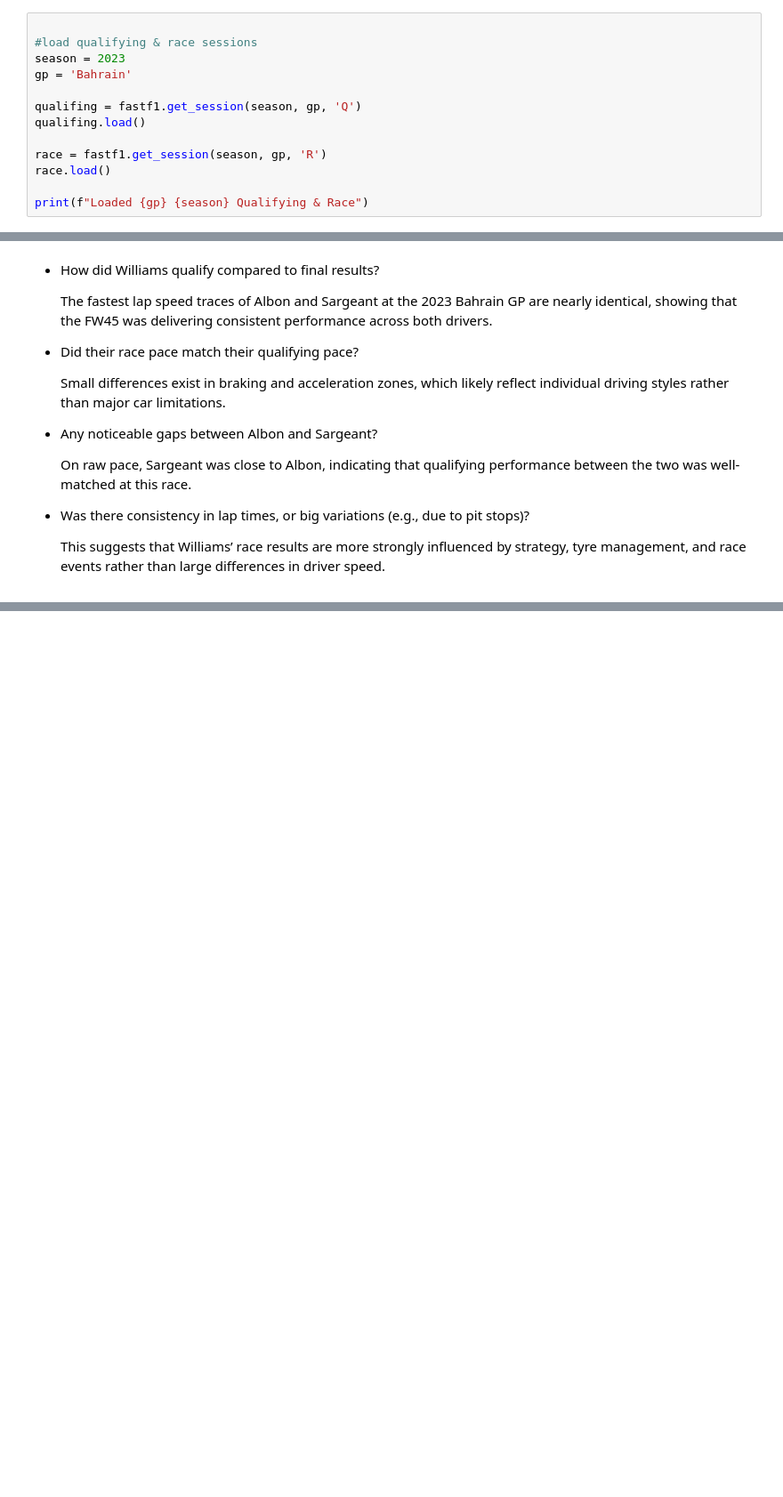
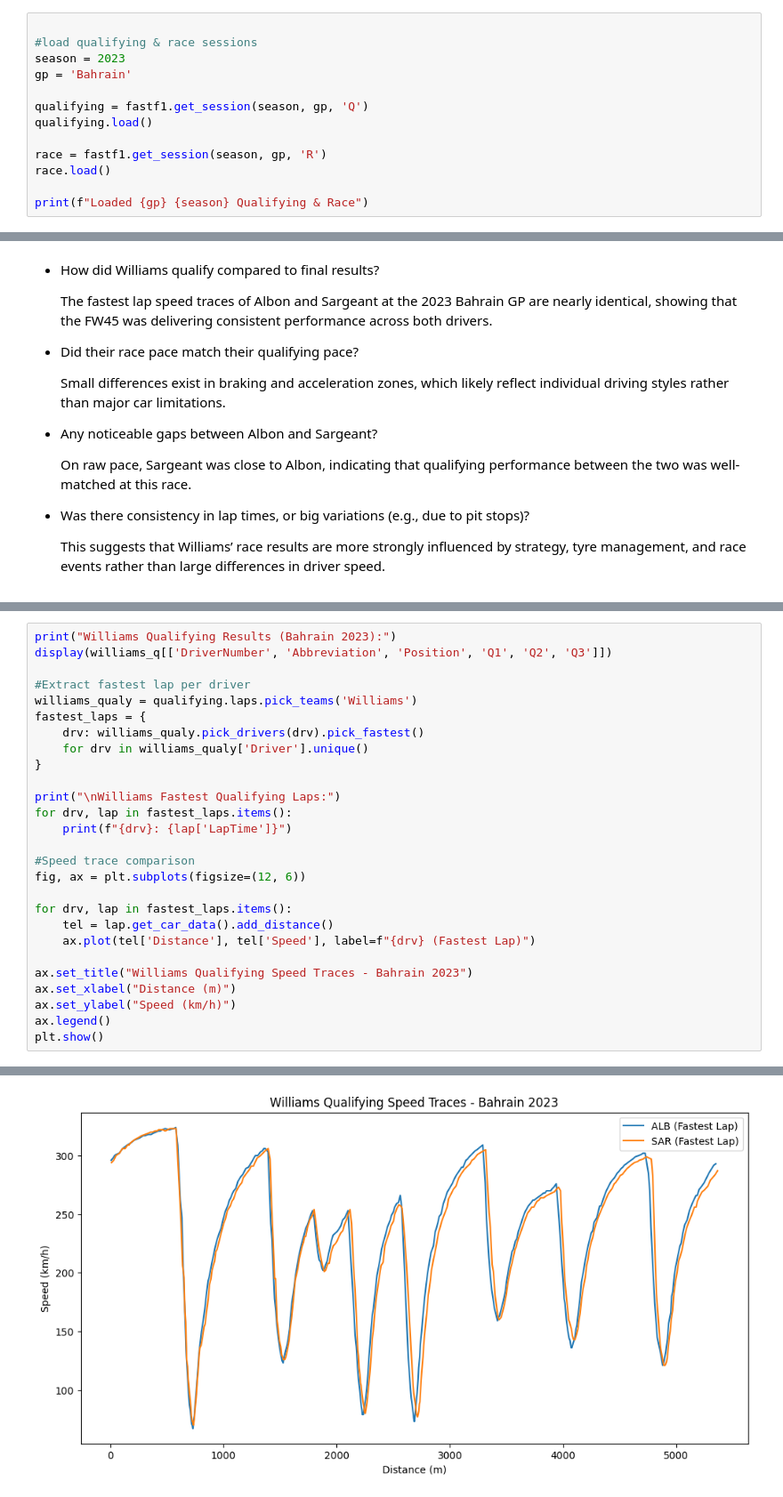
Before and after one commit to RishiRoopen/F1_Race_Predictor, a Jupyter notebook: notebook/01_data_collection.ipynb, the cells around one changed output, grey strips where cells are left out. Shown at 89% size. Cells and saved outputs as stored; diff of their text form; blank space fills up the shorter version.

```diff
--- a/notebook/01_data_collection.ipynb
+++ b/notebook/01_data_collection.ipynb
@@ -15,8 +17,8 @@ fastf1.Cache.enable_cache(r"C:\UNI\Code\F1_Race_Predictor\cache")
 season = 2023
 gp = 'Bahrain'
 
-qualifing = fastf1.get_session(season, gp, 'Q')
-qualifing.load()
+qualifying = fastf1.get_session(season, gp, 'Q')
+qualifying.load()
 
 race = fastf1.get_session(season, gp, 'R')
 race.load()
@@ -140,0 +204,28 @@ This graph shows the **speed traces of both Williams drivers (Albon and Sargeant
+# %%
+print("Williams Qualifying Results (Bahrain 2023):")
+display(williams_q[['DriverNumber', 'Abbreviation', 'Position', 'Q1', 'Q2', 'Q3']])
+
+#Extract fastest lap per driver
+williams_qualy = qualifying.laps.pick_teams('Williams')
+fastest_laps = {
+    drv: williams_qualy.pick_drivers(drv).pick_fastest()
+    for drv in williams_qualy['Driver'].unique()
+}
+
+print("\nWilliams Fastest Qualifying Laps:")
+for drv, lap in fastest_laps.items():
+    print(f"{drv}: {lap['LapTime']}")
+
+#Speed trace comparison
+fig, ax = plt.subplots(figsize=(12, 6))
+
+for drv, lap in fastest_laps.items():
+    tel = lap.get_car_data().add_distance()
+    ax.plot(tel['Distance'], tel['Speed'], label=f"{drv} (Fastest Lap)")
+
+ax.set_title("Williams Qualifying Speed Traces - Bahrain 2023")
+ax.set_xlabel("Distance (m)")
+ax.set_ylabel("Speed (km/h)")
+ax.legend()
+plt.show()
+# %% [output]
@@ -140,0 +239 @@ This graph shows the **speed traces of both Williams drivers (Albon and Sargeant
+[figure, added]
```
Also changed, not shown: parts of 8 cells of this notebook.
